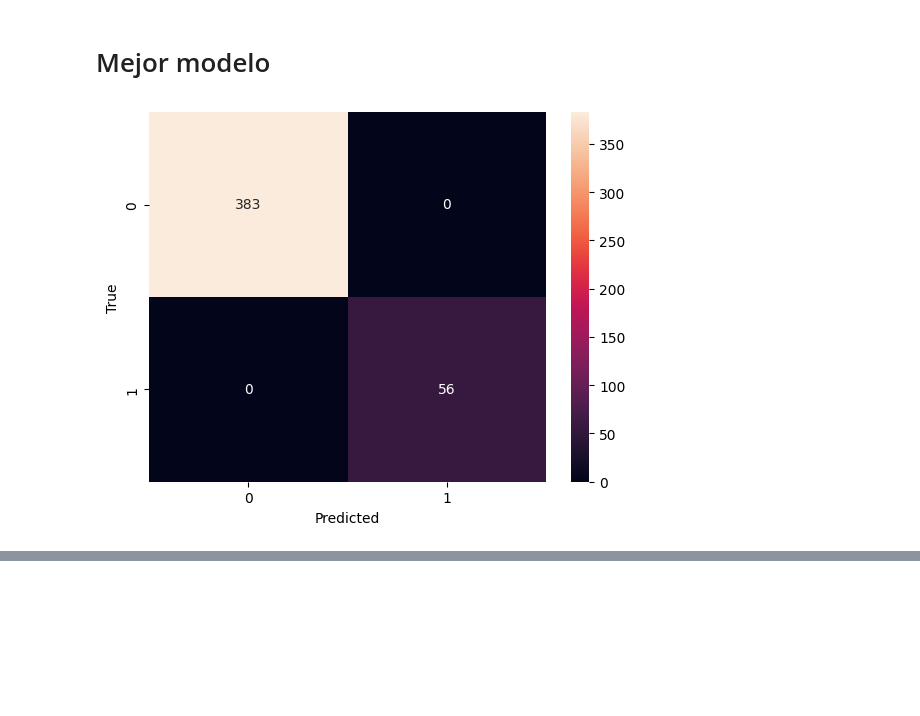
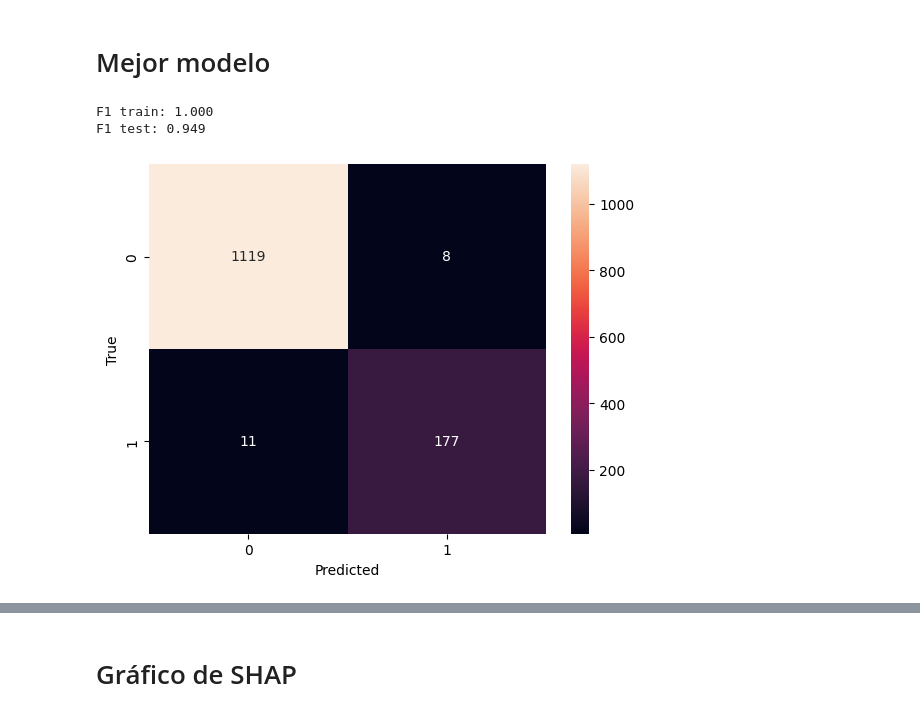
Before and after one commit to diegosaaval/human-resources, a Jupyter notebook: 3_models.ipynb, the cells around one changed output, grey strips where cells are left out. Saved outputs shown, nothing was run; the diff lists cells and outputs as text; code cells hidden in the pictures; blank space fills up the shorter version.

```diff
--- a/3_models.ipynb
+++ b/3_models.ipynb
@@ -17,0 +5,8 @@ df.head()
+# %%
+# Cargar datos de sqlite3
+import sqlite3
+
+conn = sqlite3.connect("data/df.db")  # Conectar a la base de datos (ruta)
+df = pd.read_sql_query("SELECT * FROM df", conn)  # Leer la tabla df
+conn.close()  # Cerrar la conexión
+df.head()  # Mostrar las primeras 5 filas
@@ -53,15 +41,11 @@ from sklearn.model_selection import train_test_split
 y = df.target
 X = df.drop(["target"], axis=1)
 
-# Separación en conjuntos de entrenamiento y validación con 90% de muestras para entrenamiento
+# Separación en conjuntos de entrenamiento y validación con 70% de muestras para entrenamiento
 X_train, X_test, y_train, y_test = train_test_split(
-    X, y, test_size=0.1, random_state=42
+    X, y, test_size=0.3, random_state=42
 )
 
 print("Tamaño del conjunto de entrenamiento:", X_train.shape)
 print("Tamaño del conjunto de validación:", X_test.shape)
-
-# Seleccionar variables numéricas int64 y float64
-numeric_columns = list(X.select_dtypes(include=["int64", "float64"]).columns)
-categorical_columns = list(X.select_dtypes("object").columns)
 # %% [output]
@@ -121,28 +223,40 @@ F1: 0.968 (+/- 0.019) [XGBClassifier]
 # %%
-# Seleccionar el modelo con el mejor F1 en validación cruzada
-best_model = XGBClassifier()
-best_model.fit(X_train, y_train)
+# Seleccionar el modelo con el mejor F1
+best_model = XGBClassifier()  # Se selecciona el modelo con mejor F1
+best_model.fit(
+    X_train, y_train
+)  # Se entrena el modelo con todo el conjunto de entrenamiento
 
-# Matriz de confusión y visualización con True y Predicted
-from sklearn.metrics import confusion_matrix
-import seaborn as sns
-import matplotlib.pyplot as plt
+# F1 del modelo en train y test
+print(
+    f"F1 train: {f1_score(y_train, best_model.predict(X_train)):.3f}\nF1 test: {f1_score(y_test, best_model.predict(X_test)):.3f}"
+)
 
-y_pred = best_model.predict(X_test)
-cm = confusion_matrix(y_test, y_pred)
-sns.heatmap(cm, annot=True, fmt="d")
-plt.xlabel("Predicted")
-plt.ylabel("True")
-plt.show()
+
+# Matriz de confusión
+from sklearn.metrics import confusion_matrix  # Matriz de confusión
+import seaborn as sns  # Gráficos estadísticos
+import matplotlib.pyplot as plt  # Gráficos
+
+y_pred = best_model.predict(X_test)  # Predicciones
+cm = confusion_matrix(y_test, y_pred)  # Matriz de confusión
+sns.heatmap(cm, annot=True, fmt="d")  # Gráfico de la matriz de confusión
+plt.xlabel("Predicted")  # Etiqueta eje x
+plt.ylabel("True")  # Etiqueta eje y
+plt.show()  # Mostrar gráfico
 
 # Tabla de características más importantes
 importances = pd.DataFrame(
     {
         "Feature": X_train.columns,
         "Importance": best_model.feature_importances_,
     }
 )
-importances.sort_values(by="Importance", ascending=False).head(25)
+importances.sort_values(by="Importance", ascending=False).head(
+    25
+)  # Ordenar por importancia y mostrar las 25 más importantes
 # %% [output]
+F1 train: 1.000
+F1 test: 0.949
-[figure, old version]
+[figure, new version]
 |  | Feature | Importance |
@@ -164,0 +279,2 @@ importances.sort_values(by="Importance", ascending=False).head(25)
+# %% [markdown]
+# Gráfico de SHAP
```
Also changed, not shown: parts of 14 cells of this notebook.
